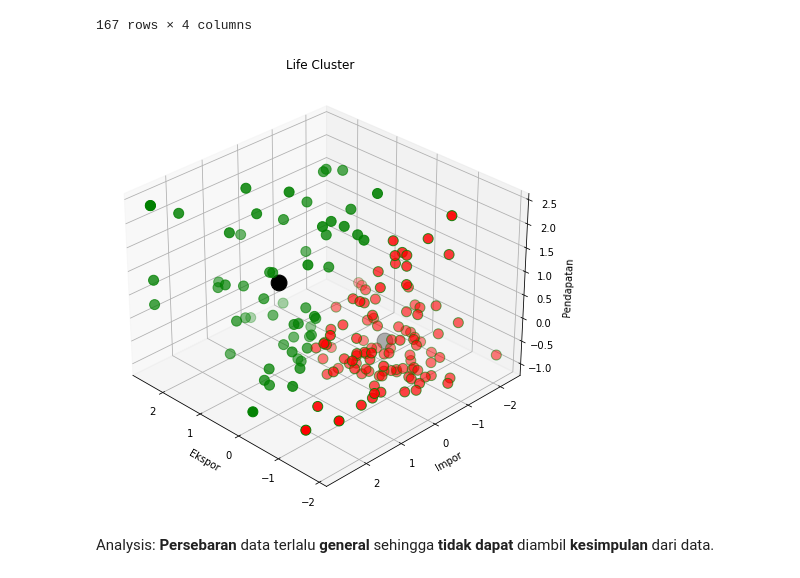
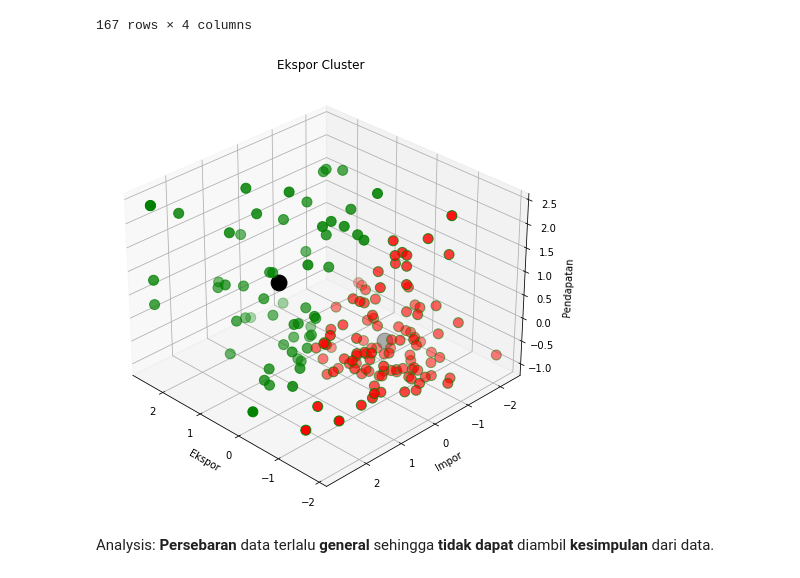
Before and after one commit to benidictusgalihmp/DS-SanberCode, a Jupyter notebook: Final Project/src/W04_F01.ipynb, the cells around one changed output. Saved outputs shown, nothing was run; the diff lists cells and outputs as text; code cells hidden in the pictures.

```diff
--- a/Final Project/src/W04_F01.ipynb
+++ b/Final Project/src/W04_F01.ipynb
@@ -579,25 +579,25 @@ dfclust2_ekspor
 # %%
 # Create canvas
 fig = plt.figure(figsize=(12, 8))
 
 # Create 3D plotting
 ax = fig.add_subplot(111, projection='3d')
 
 ax.scatter(dfclust2_ekspor['Ekspor'][dfclust2_ekspor.labels_ekspor_2==0], dfclust2_ekspor['Impor'][dfclust2_ekspor.labels_ekspor_2==0], dfclust2_ekspor['Pendapatan'][dfclust2_ekspor.labels_ekspor_2==0], c='green', s=100, edgecolors='green')
 ax.scatter(dfclust2_ekspor['Ekspor'][dfclust2_ekspor.labels_ekspor_2==1], dfclust2_ekspor['Impor'][dfclust2_ekspor.labels_ekspor_2==1], dfclust2_ekspor['Pendapatan'][dfclust2_ekspor.labels_ekspor_2==1], c='red', s=100, edgecolors='green')
 
 scatter = ax.scatter(kmeans_ekspor_2.cluster_centers_[:, 0], kmeans_ekspor_2.cluster_centers_[:, 1], kmeans_ekspor_2.cluster_centers_[:, 2], s = 250, marker='o', c='k', label='centroids')
-plt.title('Life Cluster')
+plt.title('Ekspor Cluster')
 plt.xlabel('Ekspor')
 plt.ylabel('Impor')
 ax.set_zlabel('Pendapatan')
 
 # rotate the axes and update
 ax.view_init(30, 135)
 
 plt.show()
 # %% [output]
-[figure, old version]
+[figure, new version]
 # %% [markdown]
 Analysis: **Persebaran** data terlalu **general** sehingga **tidak dapat** diambil **kesimpulan** dari data.
 # %% [markdown]
```
Also changed, not shown: parts of 2 cells of this notebook, 25 other files.
